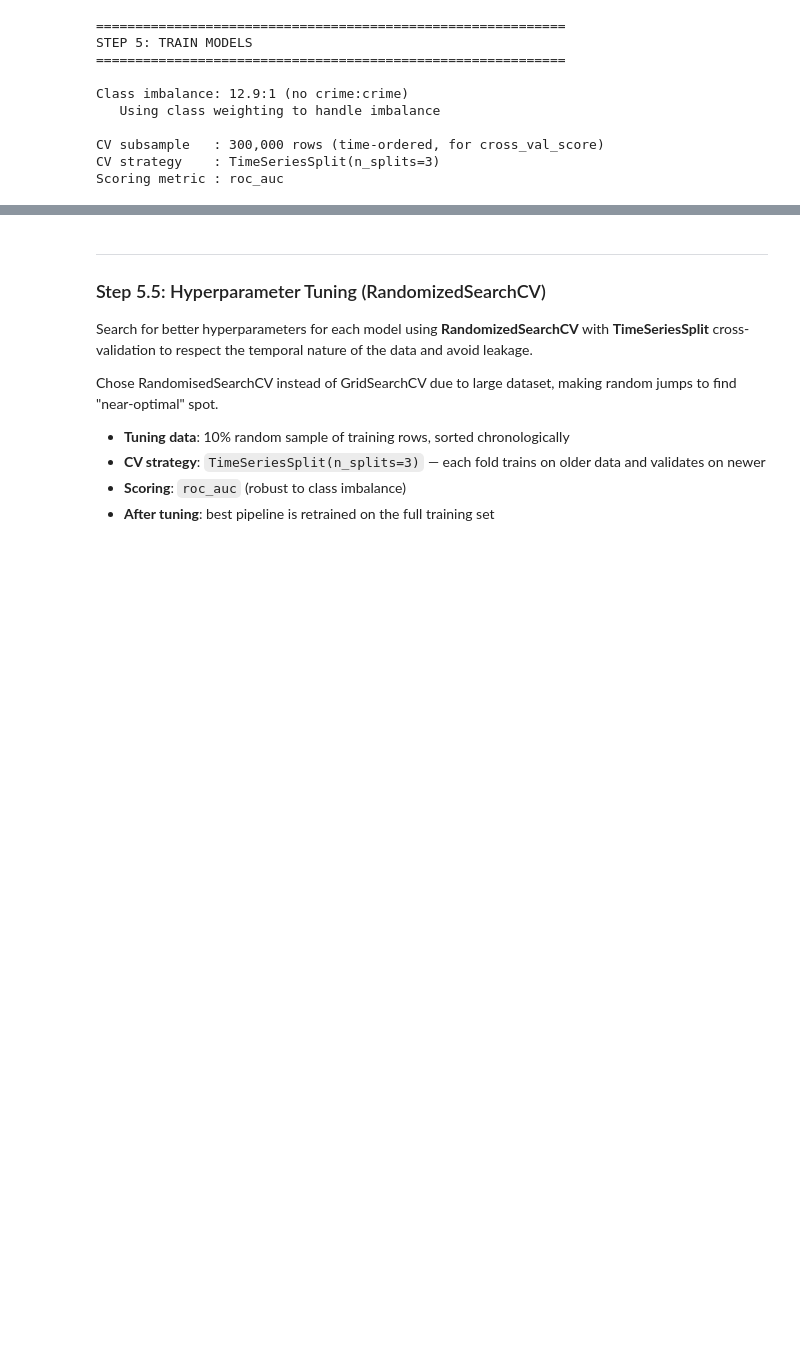
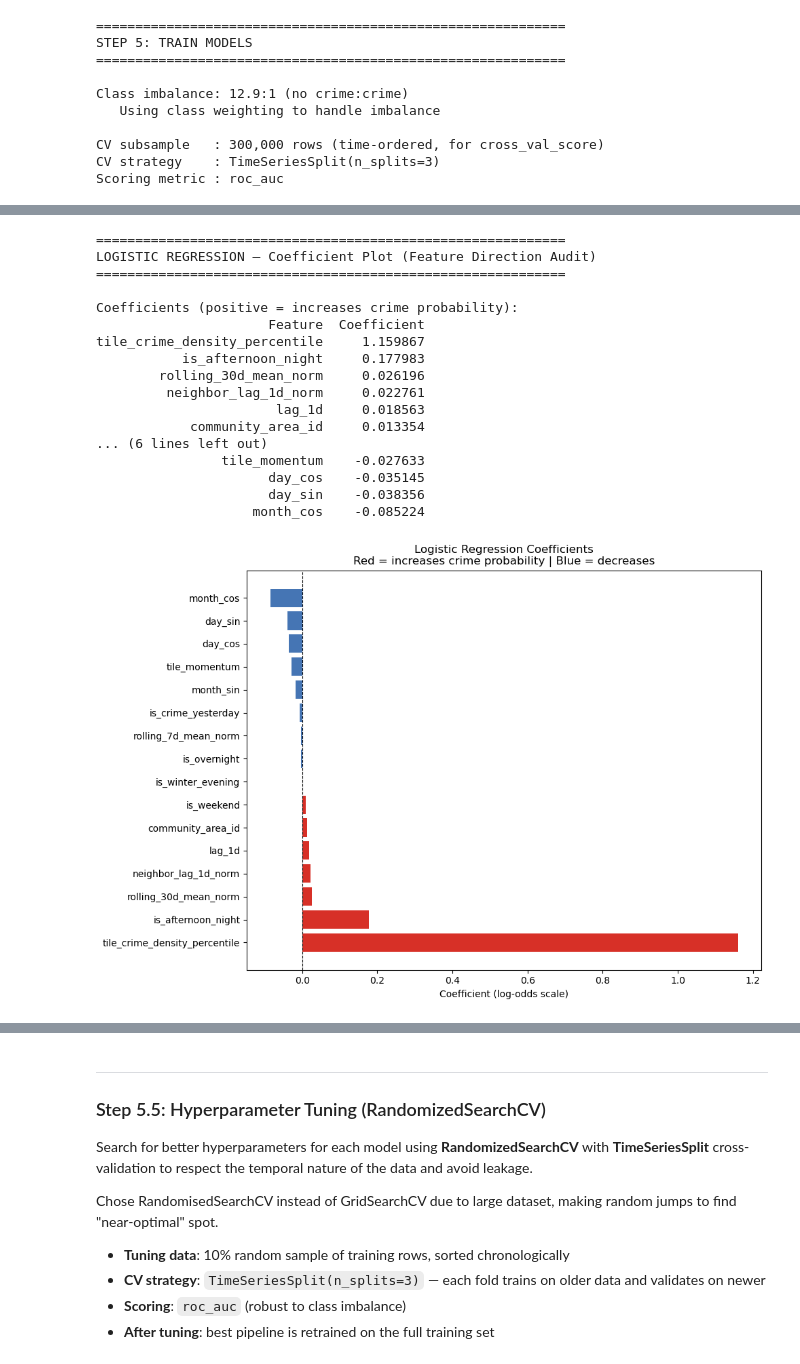
Before and after one commit to e1548423/Team23_IT5006_Predictive_Policing_AY2526Sem2, a Jupyter notebook: ML/Model/Crime_Prediction_Training (Violent Crime).ipynb, the cells around one changed output, grey strips where cells are left out. Saved outputs shown, nothing was run; the diff lists cells and outputs as text; code cells hidden in the pictures; blank space fills up the shorter version.

```diff
--- a/ML/Model/Crime_Prediction_Training (Violent Crime).ipynb
+++ b/ML/Model/Crime_Prediction_Training (Violent Crime).ipynb
@@ -719,18 +1032,18 @@ print("="*60)
 # DEFINE FEATURE COLUMNS
 # Separating categorical vs numeric is important for ColumnTransformer
 # =============================================================================
-CATEGORICAL_COLS = ['is_weekend', 'is_late_night', 'is_winter_evening', 'community_area_id']  # Will be ordinally encoded
+CATEGORICAL_COLS = ['is_crime_yesterday', 'is_weekend', 'is_afternoon_night','is_overnight', 'is_winter_evening', 'community_area_id']  # Will be ordinally encoded
 NUMERIC_COLS = [
     'lag_1d',               # 1-day lag of crime count
-    'rolling_7d_mean',      # 7-day rolling average of crime count
-    'rolling_30d_mean',     # 30-day rolling average of crime count
+    'rolling_7d_mean_norm',      # 7-day rolling average of crime count normalized to city baseline
+    'rolling_30d_mean_norm',     # 30-day rolling average of crime count normalized to city baseline
+    'tile_crime_density_percentile',  # EWMA-based crime density percentile rank of the tile on that day
+    'tile_momentum',         # Ratio of short-term EWMA to long-term EWMA (momentum)
     'day_sin',              # day of week encoded as sine
     'day_cos',              # day of week encoded as cosine
     'month_sin',            # month encoded as sine
     'month_cos',            # month encoded as cosine
-    'shift_sin',           # Shift encoded as sine
-    'shift_cos',           # Shift encoded as cosine
-    'neighbor_lag_1d'       # 1-day lag of neighboring tiles' crime count
+    'neighbor_lag_1d_norm'  # 1-day lag of neighboring tiles' crime count normalized to city baseline
 ]
 FEATURE_COLS = CATEGORICAL_COLS + NUMERIC_COLS
 LABEL_COL = 'target'
@@ -920,3 +1285,71 @@ Scoring metric : roc_auc
+# %%
+# -----------------------------------------------------------------------------
+# Coefficient Plot — Sanity Check Feature Directions for Baseline Logistic Regression
+# This is a critical sanity check to ensure that the model's learned relationships align with domain knowledge and expectations.
+#
+# What to look for:
+#   POSITIVE coefficients (increases crime probability):
+#     rolling_30d_mean_norm, rolling_7d_mean_norm, neighbor_lag_1d_norm,
+#     lag_1d, tile_crime_density_percentile should all be positive
+#
+#   NEGATIVE coefficients (decreases crime probability):
+#     some shift/time flags may be negative depending on your data distribution
+#
+#   RED FLAG — feature engineering bug:
+#     If rolling_30d_mean_norm is negative, the normalisation is inverting
+#     the signal.
+# -----------------------------------------------------------------------------
+print("\n" + "=" * 60)
+print("LOGISTIC REGRESSION — Coefficient Plot (Feature Direction Audit)")
+print("=" * 60)
+
+# Use declared feature order from training cell (works even if preprocessor object was cloned)
+all_feature_names = list(FEATURE_COLS)
+
+coef = lr_pipeline.named_steps['classifier'].coef_[0]
+
+if len(coef) != len(all_feature_names):
+    raise ValueError(
+        f"Coefficient length mismatch: {len(coef)} coefficients for "
+        f"{len(all_feature_names)} features. Re-run Cell 37 and Cell 42."
+    )
+
+coef_df = pd.DataFrame({
+    'Feature': all_feature_names,
+    'Coefficient': coef
+}).sort_values('Coefficient', ascending=False)
+
+print("\nCoefficients (positive = increases crime probability):")
+print(coef_df.to_string(index=False))
+
+# Plot
+fig, ax = plt.subplots(figsize=(10, 7))
+colors = ['#d73027' if c > 0 else '#4575b4' for c in coef_df['Coefficient']]
+ax.barh(coef_df['Feature'], coef_df['Coefficient'], color=colors)
+ax.axvline(0, color='black', linewidth=0.8, linestyle='--')
+ax.set_xlabel('Coefficient (log-odds scale)')
+ax.set_title('Logistic Regression Coefficients\nRed = increases crime probability | Blue = decreases')
+plt.tight_layout()
+plt.show()
+# %% [output]
+============================================================
+LOGISTIC REGRESSION — Coefficient Plot (Feature Direction Audit)
+============================================================
+
+Coefficients (positive = increases crime probability):
+                      Feature  Coefficient
+tile_crime_density_percentile     1.159867
+           is_afternoon_night     0.177983
+        rolling_30d_mean_norm     0.026196
+         neighbor_lag_1d_norm     0.022761
+                       lag_1d     0.018563
+            community_area_id     0.013354
+... (6 lines left out)
+                tile_momentum    -0.027633
+                      day_cos    -0.035145
+                      day_sin    -0.038356
+                    month_cos    -0.085224
+[figure, added]
 # %%
 # =========================================================================
 # PIPELINE 1: Preprocessor + XGBoost
```
Also changed, not shown: parts of 20 cells of this notebook.
